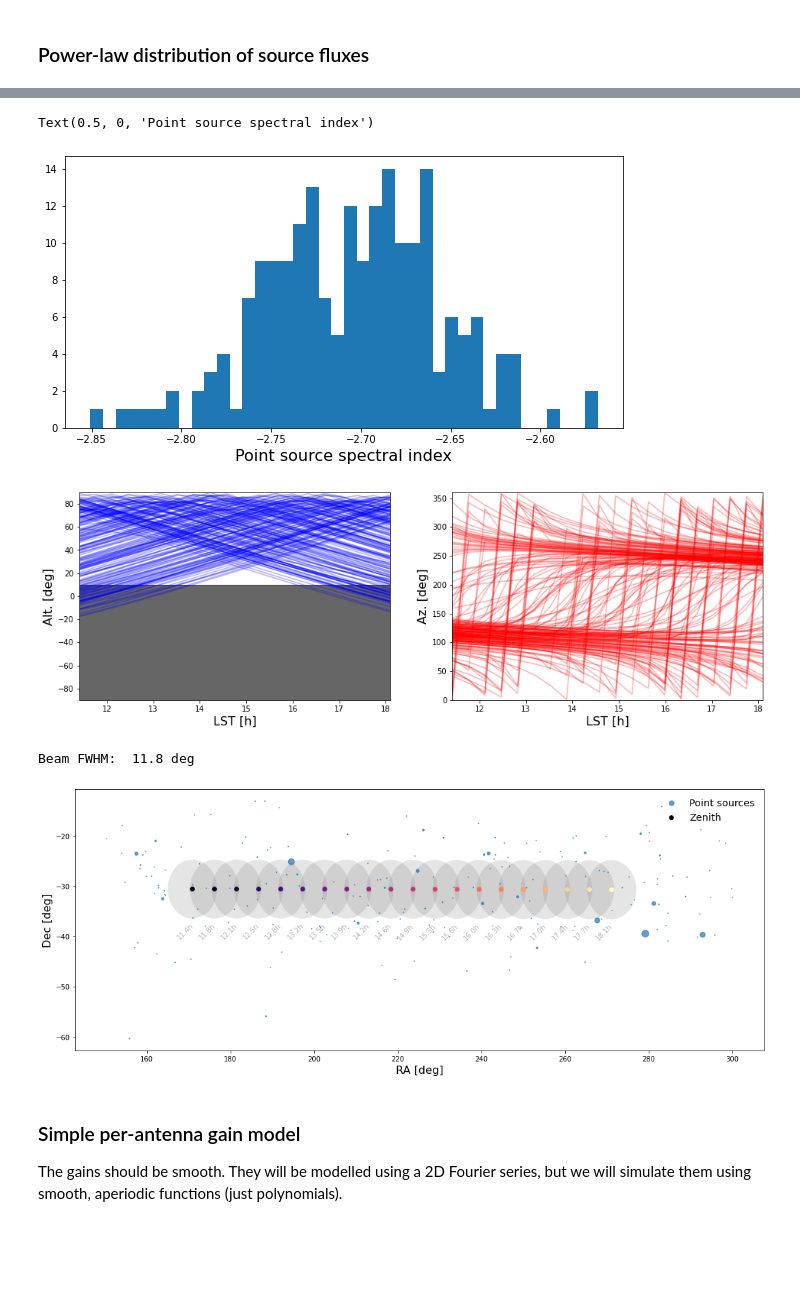
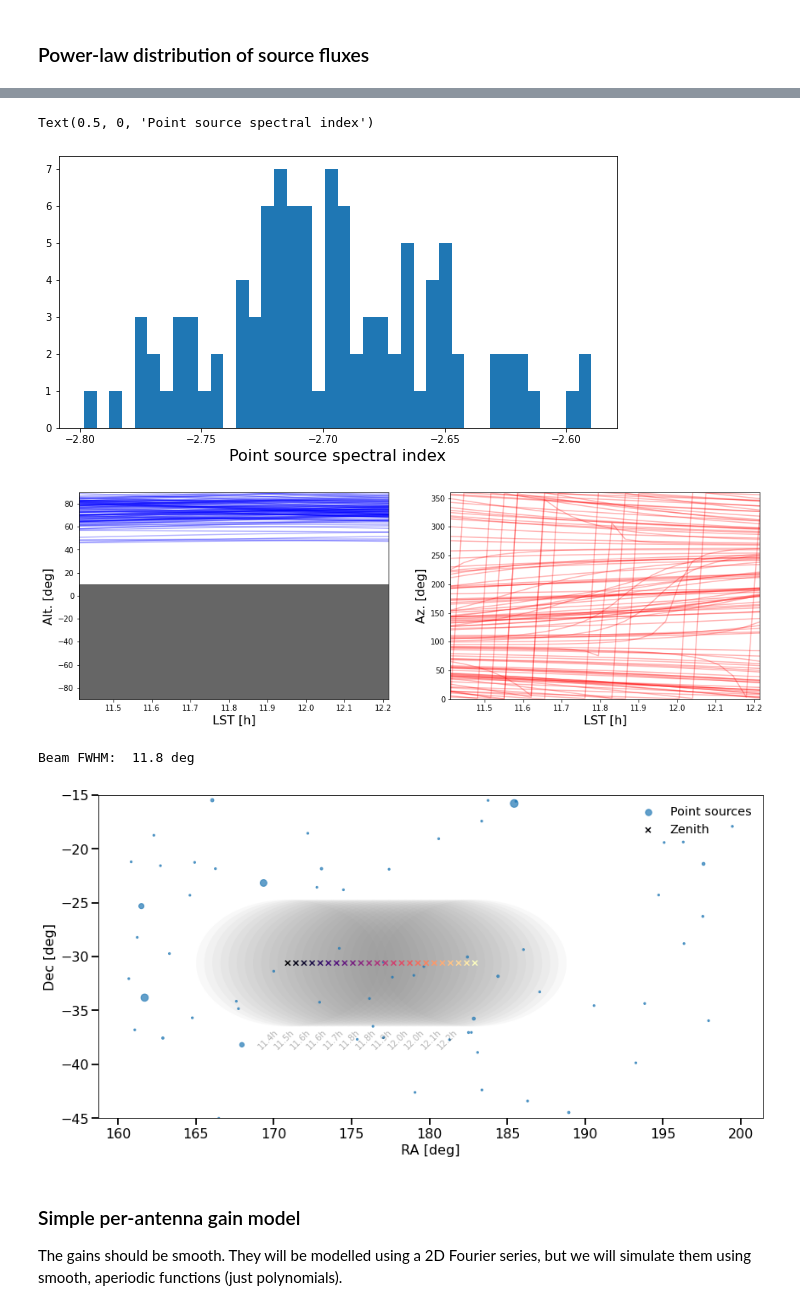
Before and after one commit to HydraRadio/Hydra, a Jupyter notebook: notebooks/Generate_validation_sims.ipynb, the cells around one changed output, grey strips where cells are left out. Cells and saved outputs as stored; diff of their text form; code cells hidden in the pictures; blank space fills up the shorter version.

```diff
--- a/notebooks/Generate_validation_sims.ipynb
+++ b/notebooks/Generate_validation_sims.ipynb
@@ -25,27 +26,27 @@ np.random.seed(12)
 ### Basic simulation parameters
 # %%
 # Frequencies and times
-Nfreqs = 100
-Ntimes = 20
-dt = 20.*60 # sec (20 mins)
+Nfreqs = 20
+Ntimes = 24
+dt = 2.*60 # sec (2 mins)
 jd = 2459873.83333 # 2022-10-21, 8pm UTC
 
 # Frequency array
 freqs = np.linspace(100., 120., Nfreqs) # MHz
 
 # Array spec
-hex_spec = (4,6) # (4,6)=24 ants, (4,7)=37 ants
+hex_spec = (4,6) # (4,6)=24 ants, (4,7)=37 ants, (4,8)=52 ants
 
 # Gain polynomial order and rms
 gain_poly_order = 3
-gain_poly_rms = 0.05
+gain_poly_rms = 0.01
 
 # Point source properties
-Nptsrc = 200
-Smin, Smax = 1e-3, 1e2 # Jy
+Nptsrc = 100
+Smin, Smax = 1e-1, 1e2 # Jy
 
 # Output prefix
-prefix = "sim_airy_200src"
+prefix = "sim_airy_100srcX"
 # %%
 # HERA location
 location = EarthLocation.from_geodetic(lat=-30.7215,
@@ -75,7 +76,7 @@ def build_hex_array(hex_spec=(3,4), ants_per_row=None, d=14.6):
         the bottom and top rows, and `nmax` is the number in the middle row.
         The number per row increases by 1 until the middle row is reached.
 
-        Default: (3,4) [a hex with 3,4,3 antennas per row]
+        Default: (3,4) [a hex with 3,4,3 antennas in each row]
 
     ants_per_row : array_like, optional
         Number of antennas per row. Default: None.
@@ -157,11 +162,11 @@ plt.hist(ptsrc_beta, bins=40)
 plt.xlabel("Point source spectral index", fontsize=16.)
 # %% [output]
 Text(0.5, 0, 'Point source spectral index')
-[figure, old version]
+[figure, new version]
 # %%
 # Location on sky (close to HERA zenith pointing)
-ra = np.random.uniform(low=150., high=300., size=Nptsrc) # degrees
-dec = -30.7 + 8. * np.random.randn(Nptsrc) # degrees
+ra = np.random.uniform(low=160., high=200., size=Nptsrc) # degrees
+dec = -30.7 + 15. * np.random.randn(Nptsrc) # degrees
 # %%
 # Get altitude and azimuth vs LST
 coords = SkyCoord(ra=ra*u.degree, dec=dec*u.degree, frame='icrs')
@@ -199,38 +204,43 @@ plt.ylim((0., 360.))
 
 plt.gcf().set_size_inches((16., 5.))
 # %% [output]
-[figure, old version]
+[figure, new version]
 # %%
 # Get RA/Dec track of zenith
 zen_ra = []
 zen_dec = []
 for tt in times:
     zen = SkyCoord(alt=90.*u.deg, az=0.*u.deg, obstime=obstime + tt, location=location, frame='altaz')
     zen_ra.append(zen.icrs.ra.deg)
     zen_dec.append(zen.icrs.dec.deg)
 zen_ra = np.array(zen_ra)
 zen_dec = np.array(zen_dec)
 
 # Plot locations of sources and zenith in equatorial coords
 plt.subplot(111)
-plt.scatter(ra, dec, s=1.+(ptsrc_flux), label="Point sources", alpha=0.7)
-plt.scatter(zen_ra, zen_dec, c=lsts, label="Zenith", cmap='magma')
+plt.scatter(ra, dec, s=5.+(ptsrc_flux), label="Point sources", alpha=0.7)
+plt.scatter(zen_ra, zen_dec, c=lsts, marker='x', label="Zenith", cmap='magma')
 
 # Plot approx. beam FWHM
 beam_fwhm = (astropy.constants.c.value/(freqs[0]*1e6) / 14.6) * 180./np.pi
 print("Beam FWHM: %5.1f deg" % beam_fwhm)
 for i in range(zen_ra.size):
-    circ = patches.Circle((zen_ra[i], zen_dec[i]), beam_fwhm/2., alpha=0.2, fc='gray', zorder=-100)
+    circ = patches.Circle((zen_ra[i], zen_dec[i]), beam_fwhm/2., alpha=0.05, fc='gray', zorder=-100)
     plt.gca().add_patch(circ)
-    plt.text(zen_ra[i] - 4., zen_dec[i] - 10., "%3.1fh" % (lsts[i]*24./(2.*np.pi)), rotation=45., alpha=0.3)
+    if i % 2 == 0:
+        plt.text(zen_ra[i] - 2., zen_dec[i] - 8., "%3.1fh" % (lsts[i]*24./(2.*np.pi)), rotation=45., alpha=0.3)
 
 plt.legend(loc='upper right', frameon=False, prop={'size':'x-large'})
 plt.xlabel("RA [deg]", fontsize=16)
 plt.ylabel("Dec [deg]", fontsize=16)
-plt.gcf().set_size_inches((18., 7.))
+
+plt.ylim((-45., -15.))
+plt.gca().tick_params(which='both', labelsize=16, size=8., width=1.8)
+
+plt.gcf().set_size_inches((14., 7.))
 # %% [output]
 Beam FWHM:  11.8 deg
-[figure, old version]
+[figure, new version]
 # %% [markdown]
 ### Simple per-antenna gain model
 The gains should be smooth. They will be modelled using a 2D Fourier series, but we will simulate them using smooth, aperiodic functions (just polynomials).
```
Also changed, not shown: parts of 13 cells of this notebook.
